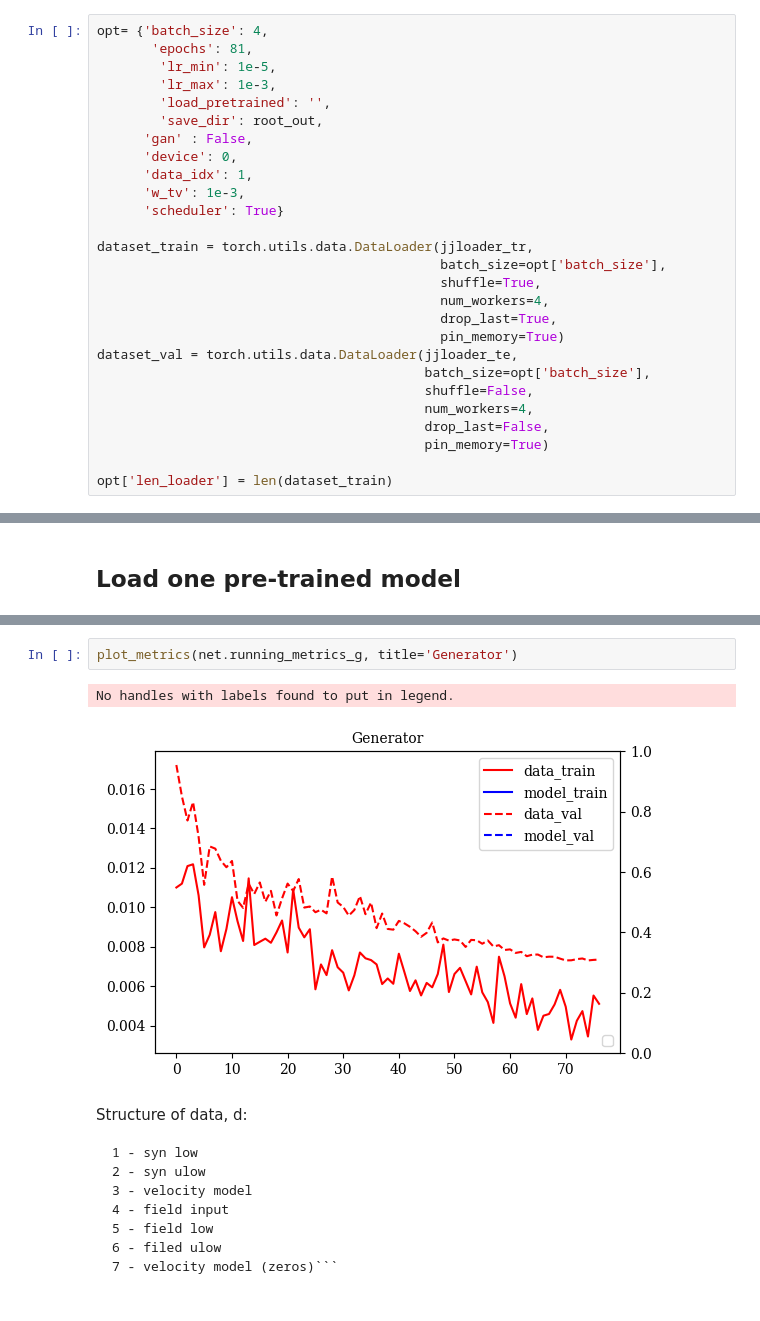
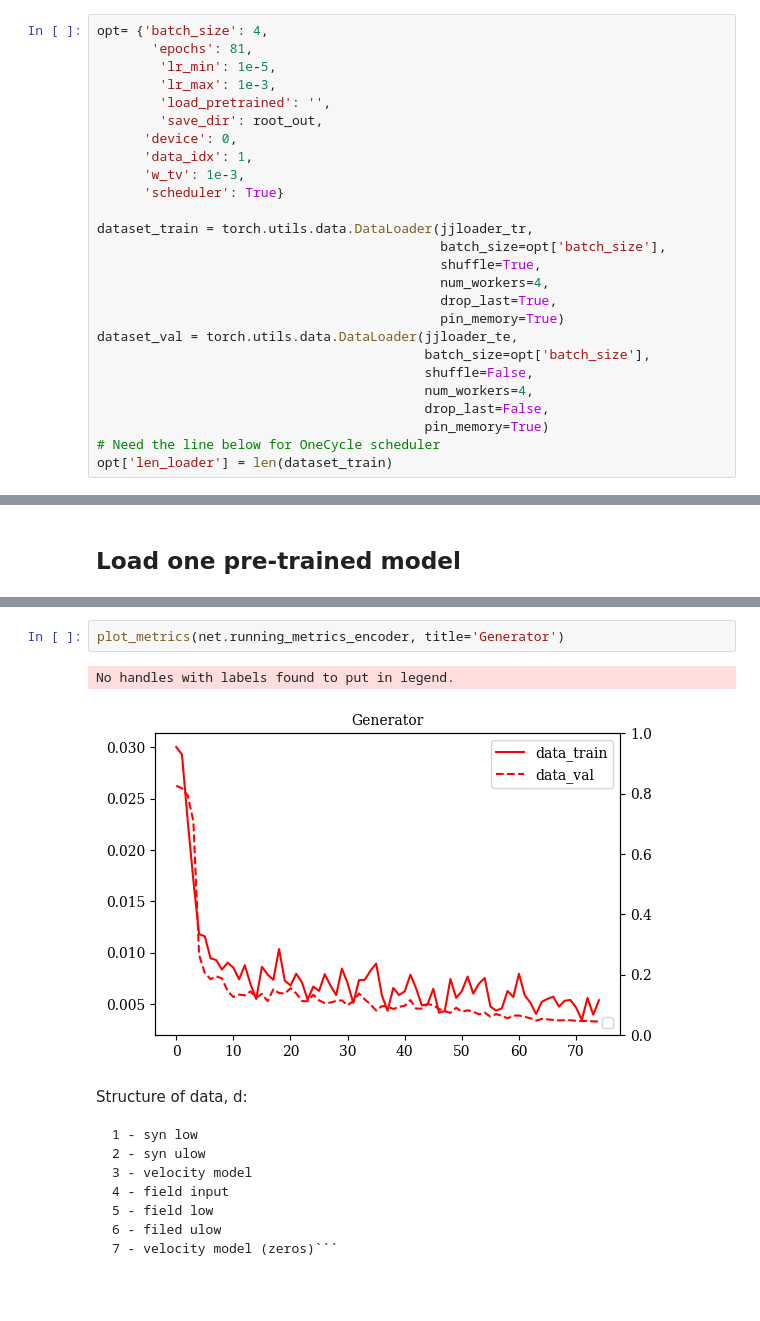
Before and after one commit to ovcharenkoo/mtl_low, a Jupyter notebook: ex2_multi_l.ipynb, the cells around one changed output, grey strips where cells are left out. Cells and saved outputs as stored; diff of their text form.

````diff
--- a/ex2_multi_l.ipynb
+++ b/ex2_multi_l.ipynb
@@ -231,7 +299,6 @@ opt= {'batch_size': 4,
         'lr_max': 1e-3,
         'load_pretrained': '',
         'save_dir': root_out,
-      'gan' : False,
       'device': 0,
       'data_idx': 1,
       'w_tv': 1e-3,
@@ -249,6 +316,6 @@ dataset_val = torch.utils.data.DataLoader(jjloader_te,
                                           num_workers=4,
                                           drop_last=False,
                                           pin_memory=True)
-
+# Need the line below for OneCycle scheduler
 opt['len_loader'] = len(dataset_train)
 # %%
@@ -274,8 +355,8 @@ DataParallel on [0, 1, 2, 3]
 # %%
-plot_metrics(net.running_metrics_g, title='Generator')
+plot_metrics(net.running_metrics_encoder, title='Generator')
 # %% [output]
 No handles with labels found to put in legend.
-[figure, old version]
+[figure, new version]
 # %% [markdown]
 Structure of data, d:
 ```0 - syn input
````
Also changed, not shown: parts of 10 cells of this notebook, 6 other files.
